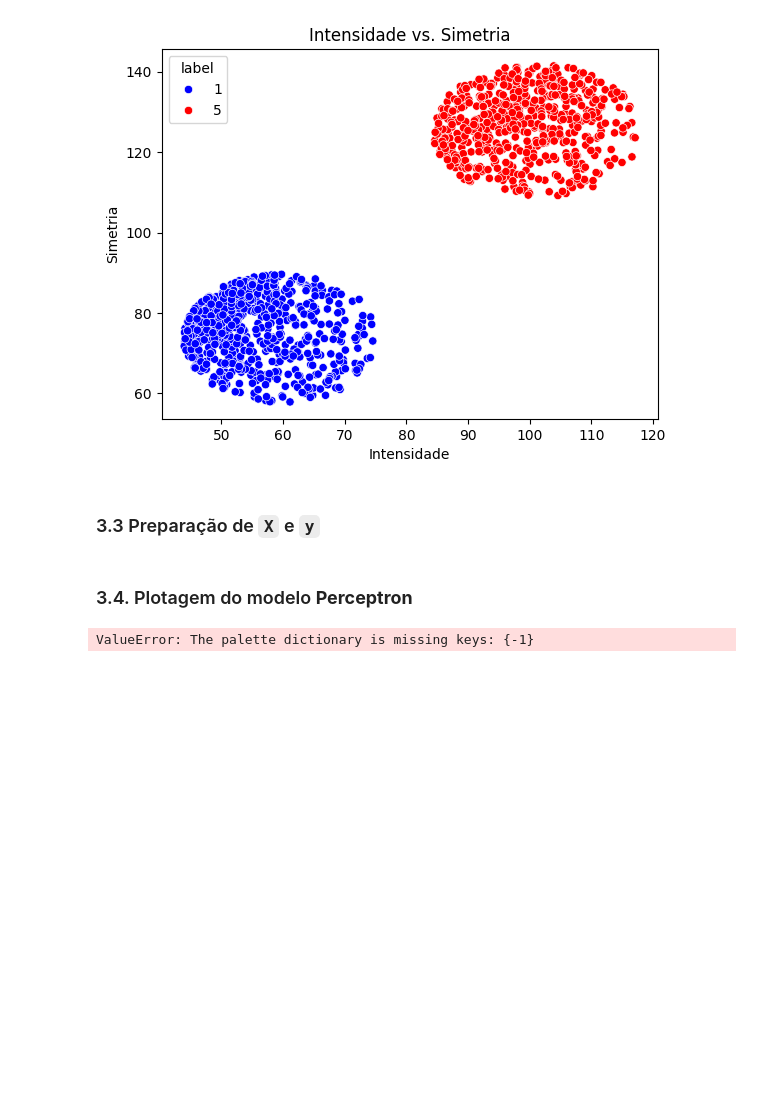
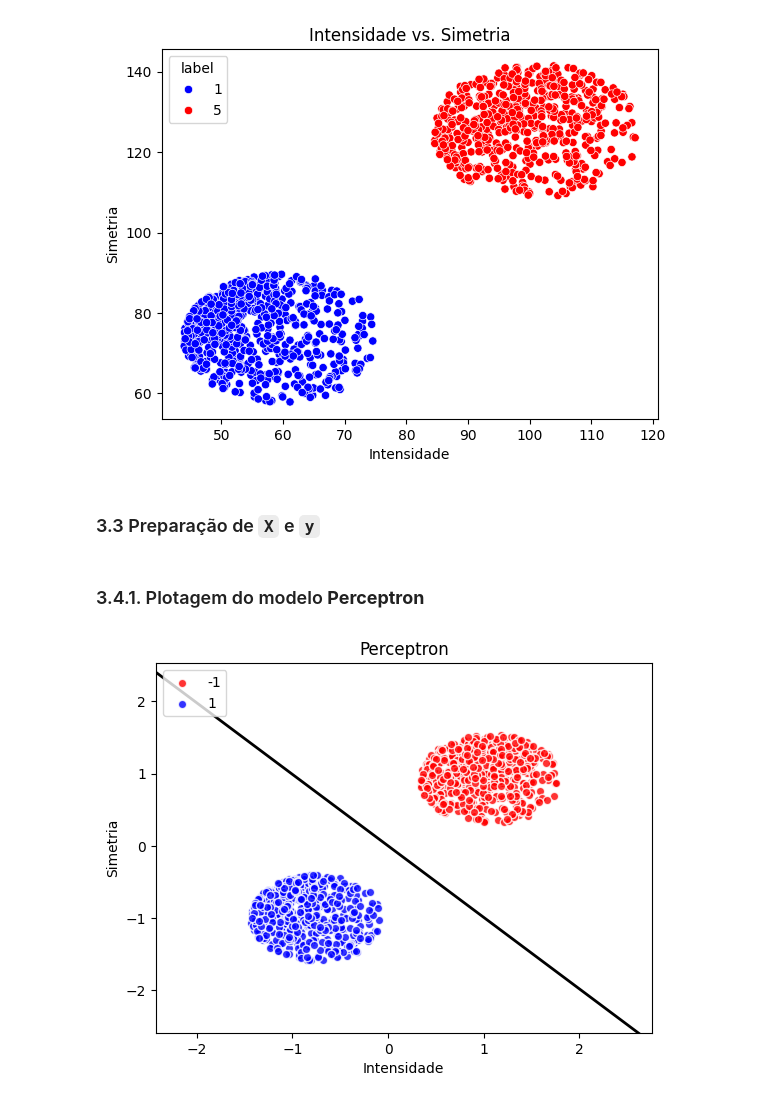
Before and after one commit to Gabyzera/ufpb_am, a Jupyter notebook: reconhecimento_digitos/src/main.ipynb, the cells around one changed output. Saved outputs shown, nothing was run; the diff lists cells and outputs as text; code cells hidden in the pictures; blank space fills up the shorter version.

```diff
--- a/reconhecimento_digitos/src/main.ipynb
+++ b/reconhecimento_digitos/src/main.ipynb
@@ -88,12 +88,12 @@ y_train = data_train_redu_filtered_df.iloc[:, 0].values
 # Definição de 1 quando o valor nos dados forem 1 e -1 para todos os outros dados.
 y_train = np.where(y_train == 1, 1, -1)
 # %% [markdown]
-### 3.4. Plotagem do modelo **Perceptron**
+### 3.4.1. Plotagem do modelo **Perceptron**
 # %%
-from modelos_lineares.perceptron import *
+from modelos_lineares.perceptron import Perceptron
 
 perceptron = Perceptron(taxa_aprendizado=0.01, n_iteracoes=200)
 perceptron.ajuste(X_train, y_train)
-perceptron.plotagem_traco_decisao(X_train, y_train, classifier=perceptron)
+perceptron.plotagem_perceptron(X_train, y_train, classifier=perceptron)
 # %% [output]
-ValueError: The palette dictionary is missing keys: {-1}
+[figure, added]
```
Also changed, not shown: parts of 3 cells of this notebook, 3 other files.
